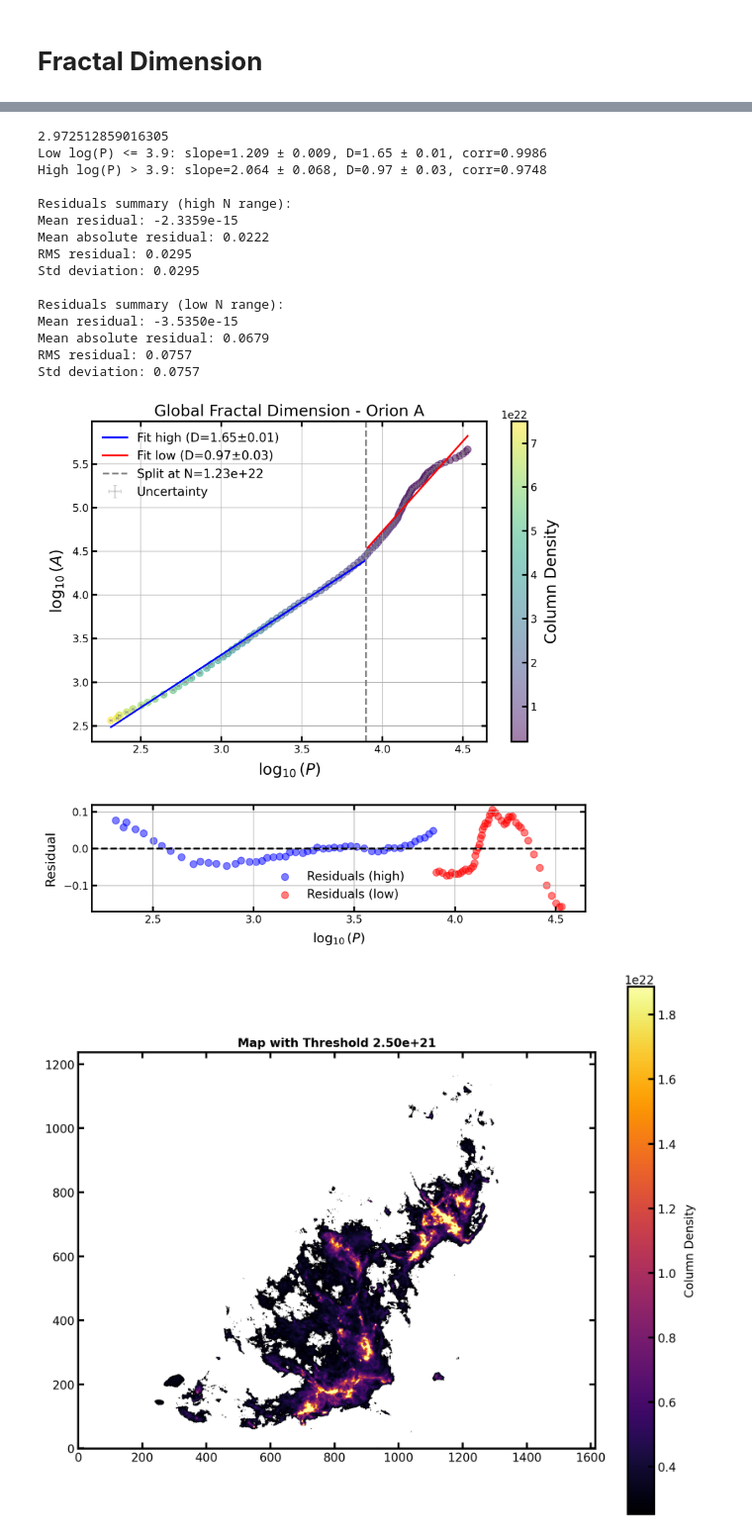
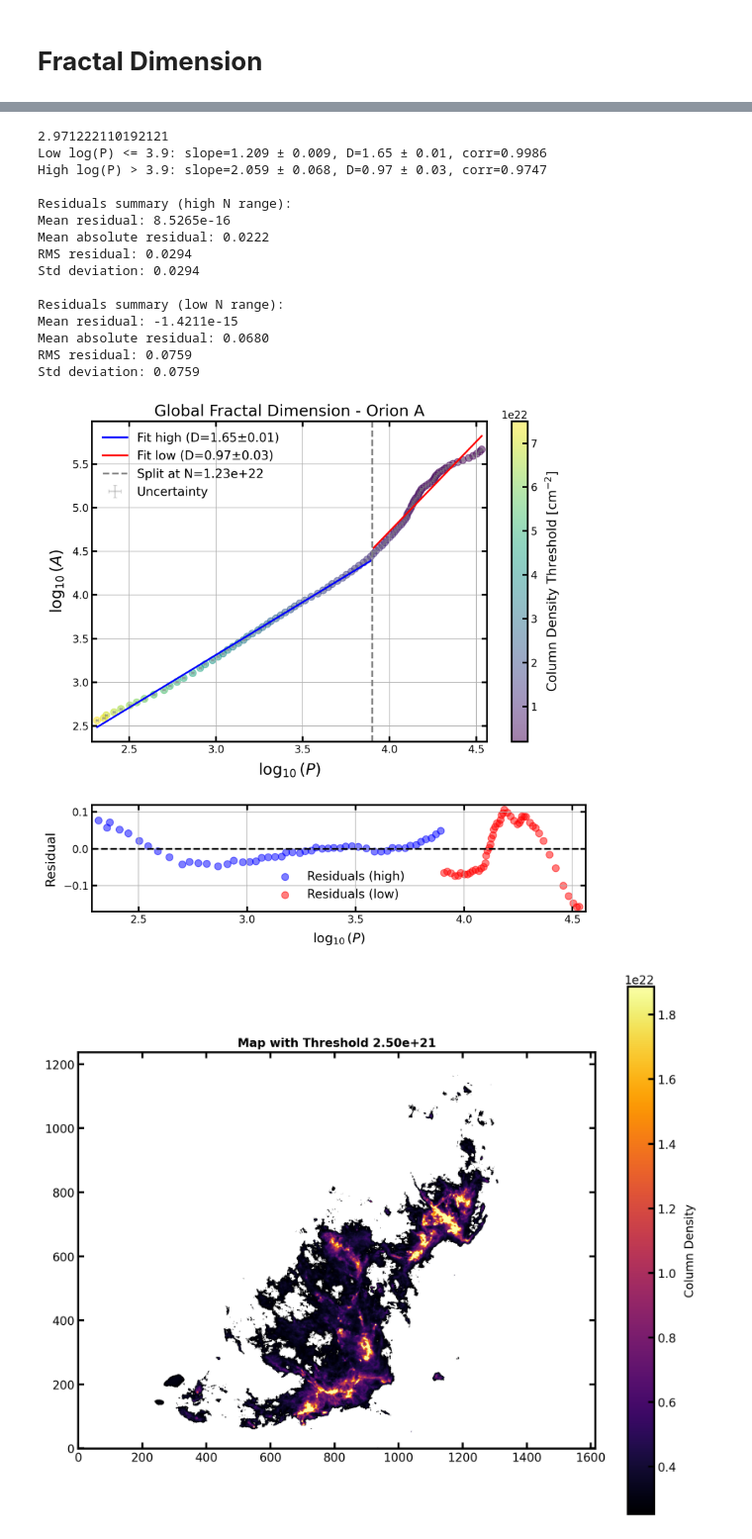
Before and after one commit to SimoneSped/fractal_OMC, a Jupyter notebook: Global_Properties.ipynb, the cells around one changed output, grey strips where cells are left out. Shown at 99% size. Cells and saved outputs as stored; diff of their text form; code cells hidden in the pictures.

Commit message:
remade images

```diff
--- a/Global_Properties.ipynb
+++ b/Global_Properties.ipynb
@@ -26,5 +26,5 @@ from Box_Counting_Fractal_Dimension import box_counting
 from region_tracker import track_largest_regions, save_regions_to_pickle, load_regions_from_pickle, get_region_from_fractal_dimension_mass_and_size
 
 # Derive Density Maps
-N_H2, N_H2_OA, N_H2_OB, wcs = derive_density_maps()
+N_H2, N_H2_OA, N_H2_OB, wcs, wcs_OA, wcs_OB = derive_density_maps()
 # %% [output]
@@ -499,45 +398,46 @@ axs[0].axvline(split_value, color="gray", linestyle="--", label=f"Split at N={sp
 
 # Axis labels
 cbar = fig.colorbar(sc, ax=axs[0])
-cbar.set_label("Column Density", fontsize=18)
+cbar.set_label("Column Density Threshold [$\mathrm{cm}^{-2}$]", fontsize=15)
 
 axs[0].set_title("Global Fractal Dimension - Orion A", fontsize=18)
 axs[0].set_ylabel(r"$\log_{10}(A)$", fontsize=18)
 axs[0].set_xlabel(r"$\log_{10}(P)$", fontsize=18)
+axs[0].set_xlim([log_perimeters[-1]-0.03, log_perimeters[0]+0.03])
 
 axs[0].tick_params(axis='x', which='both', bottom=True, top=True, labelbottom=True)
 
 axs[0].legend(fontsize=14)
 axs[0].grid(True)
 
 # Residuals plot
 axs[1].scatter(log_perimeters[mask_low], residuals_low, color="blue", alpha=0.5, label="Residuals (high)")
 axs[1].scatter(log_perimeters[mask_high], residuals_high, color="red", alpha=0.5, label="Residuals (low)")
 axs[1].axhline(0, color="black", linestyle="--")
 axs[1].set_xlabel(r"$\log_{10}(P)$", fontsize=15)
 axs[1].set_ylabel("Residual", fontsize=15)
 axs[1].legend(fontsize=14)
 axs[1].grid(True)
 
 plt.tight_layout(h_pad=2.5)
 plt.show()
 # %% [output]
-2.972512859016305
+2.971222110192121
 Low log(P) <= 3.9: slope=1.209 ± 0.009, D=1.65 ± 0.01, corr=0.9986
-High log(P) > 3.9: slope=2.064 ± 0.068, D=0.97 ± 0.03, corr=0.9748
+High log(P) > 3.9: slope=2.059 ± 0.068, D=0.97 ± 0.03, corr=0.9747
 
 Residuals summary (high N range):
-Mean residual: -2.3359e-15
+Mean residual: 8.5265e-16
 Mean absolute residual: 0.0222
-RMS residual: 0.0295
-Std deviation: 0.0295
+RMS residual: 0.0294
+Std deviation: 0.0294
 
 Residuals summary (low N range):
-Mean residual: -3.5350e-15
-Mean absolute residual: 0.0679
-RMS residual: 0.0757
-Std deviation: 0.0757
+Mean residual: -1.4211e-15
+Mean absolute residual: 0.0680
+RMS residual: 0.0759
+Std deviation: 0.0759
-[figure, old version]
+[figure, new version]
 # %%
 show_regions_with_sections(N_H2_OB, n_regions= 0, thresholds=[2.5e21, 1.21e22, 7.5e22])
 # %% [output]
```
Also changed, not shown: parts of 5 cells of this notebook, 1 other file.
